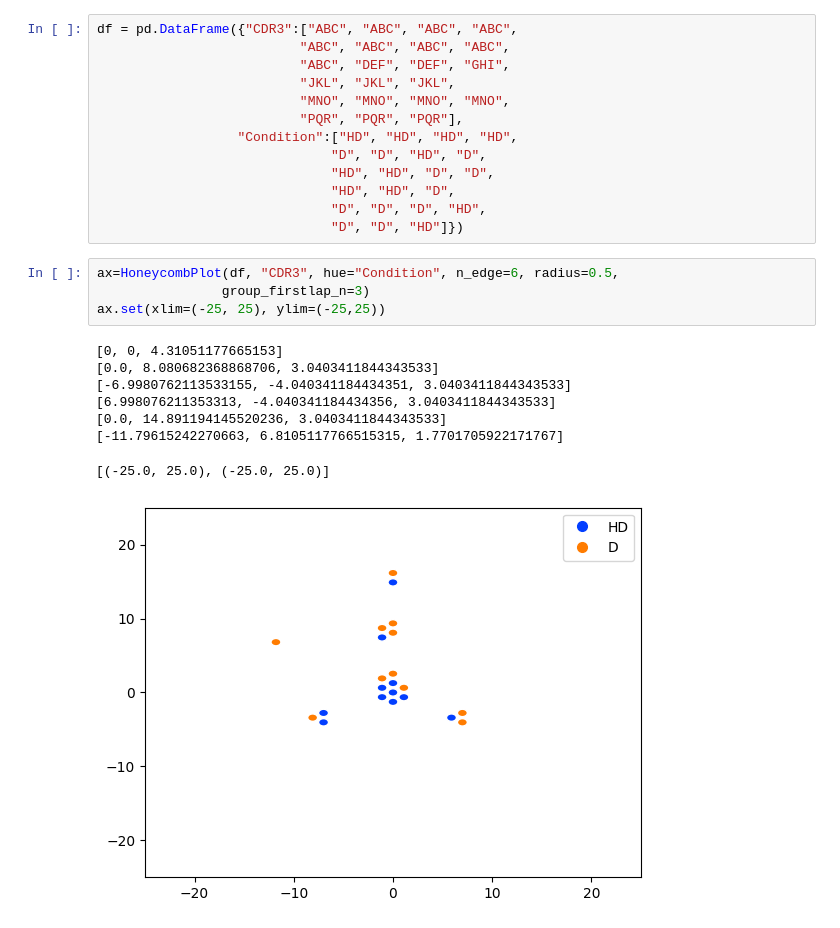
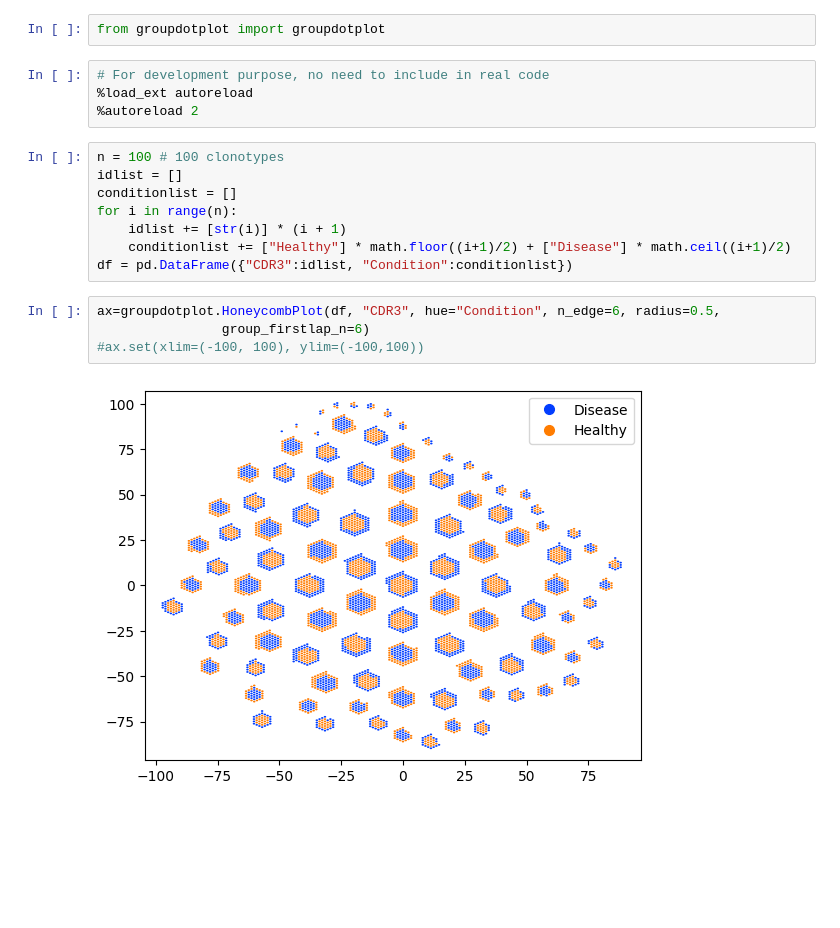
Before and after one commit to mourisl/DotGroupPlot, a Jupyter notebook: example.ipynb, the cells around one changed output. Saved outputs shown, nothing was run; the diff lists cells and outputs as text; blank space fills up the shorter version.

```diff
--- a/example.ipynb
+++ b/example.ipynb
@@ -1,26 +1,20 @@
-# %%
-df = pd.DataFrame({"CDR3":["ABC", "ABC", "ABC", "ABC",
-                          "ABC", "ABC", "ABC", "ABC",
-                          "ABC", "DEF", "DEF", "GHI",
-                          "JKL", "JKL", "JKL",
-                          "MNO", "MNO", "MNO", "MNO",
-                          "PQR", "PQR", "PQR"],
-                  "Condition":["HD", "HD", "HD", "HD",
-                              "D", "D", "HD", "D",
-                              "HD", "HD", "D", "D",
-                              "HD", "HD", "D",
-                              "D", "D", "D", "HD",
-                              "D", "D", "HD"]})
+# %%
+from groupdotplot import groupdotplot
+# %%
+# For development purpose, no need to include in real code
+%load_ext autoreload
+%autoreload 2
+# %%
+n = 100 # 100 clonotypes
+idlist = []
+conditionlist = []
+for i in range(n):
+    idlist += [str(i)] * (i + 1)
+    conditionlist += ["Healthy"] * math.floor((i+1)/2) + ["Disease"] * math.ceil((i+1)/2)
+df = pd.DataFrame({"CDR3":idlist, "Condition":conditionlist})
 # %%
-ax=HoneycombPlot(df, "CDR3", hue="Condition", n_edge=6, radius=0.5,
-                group_firstlap_n=3)
-ax.set(xlim=(-25, 25), ylim=(-25,25))
+ax=groupdotplot.HoneycombPlot(df, "CDR3", hue="Condition", n_edge=6, radius=0.5,
+                group_firstlap_n=6)
+#ax.set(xlim=(-100, 100), ylim=(-100,100))
 # %% [output]
-[0, 0, 4.31051177665153]
-[0.0, 8.080682368868706, 3.0403411844343533]
-[-6.9980762113533155, -4.040341184434351, 3.0403411844343533]
-[6.998076211353313, -4.040341184434356, 3.0403411844343533]
-[0.0, 14.891194145520236, 3.0403411844343533]
-[-11.79615242270663, 6.8105117766515315, 1.7701705922171767]
-[(-25.0, 25.0), (-25.0, 25.0)]
-[figure, old version]
+[figure, new version]
```
Also changed, not shown: parts of 2 cells of this notebook, 1 other file.
